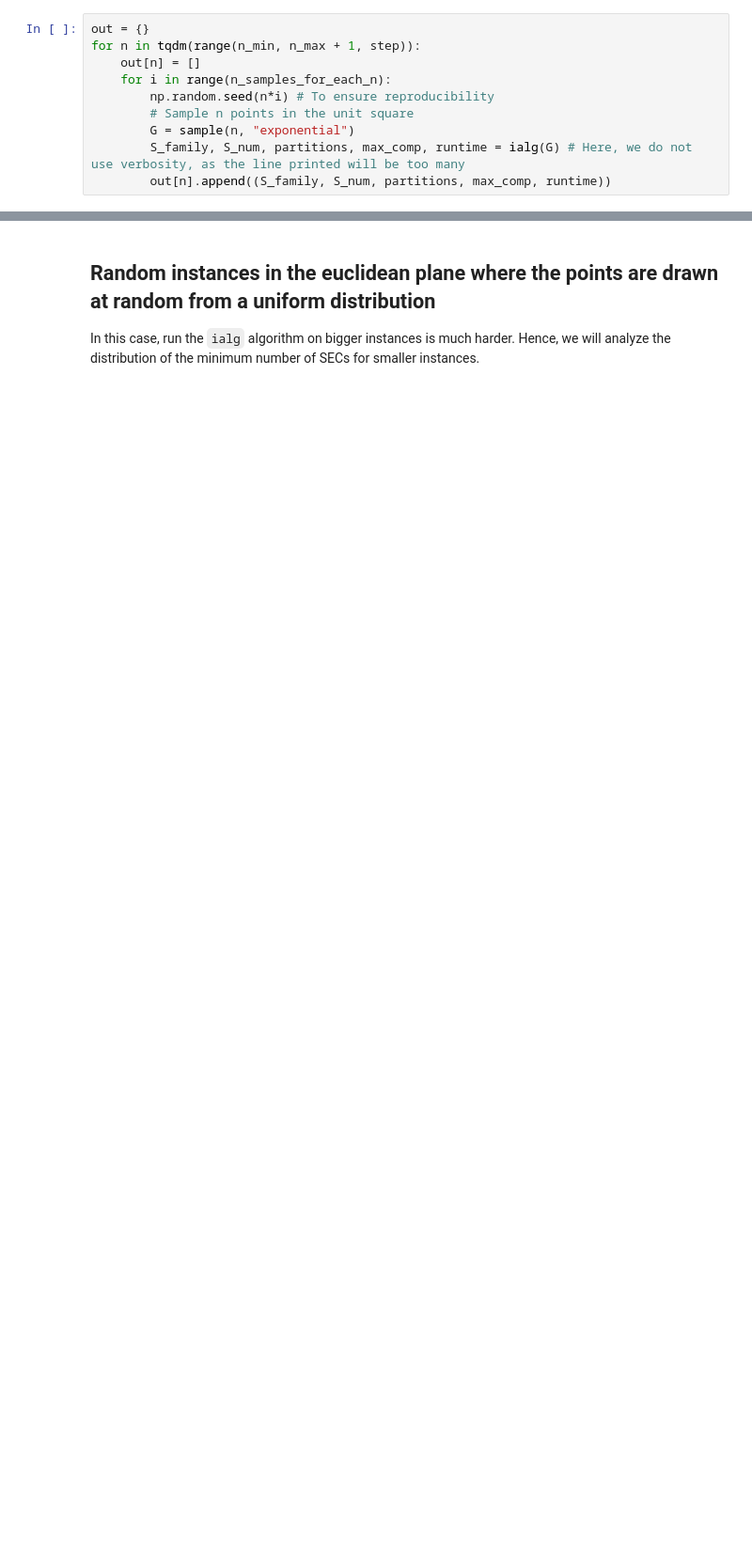
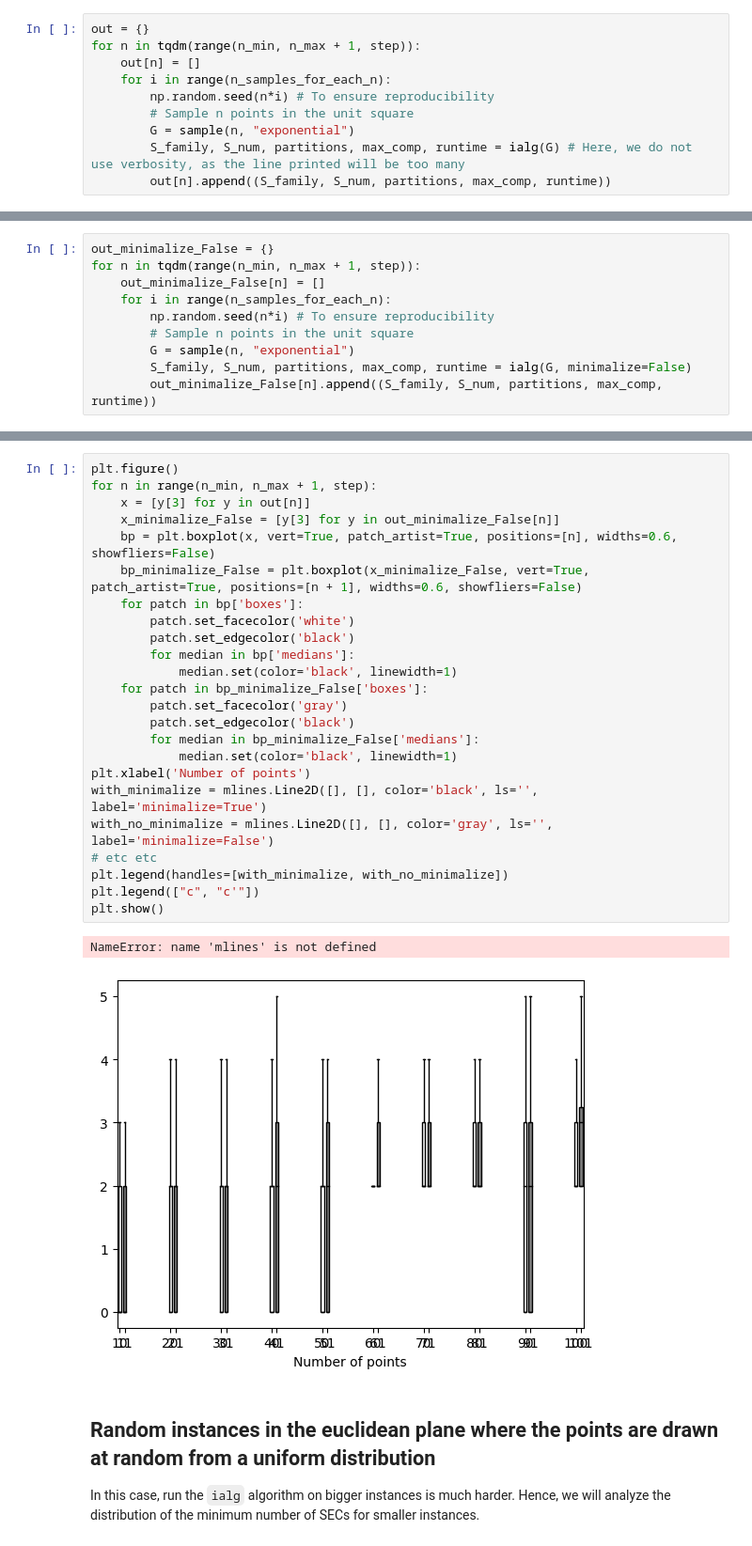
Before and after one commit to eleonoravercesi/complexity_DFJ_few_subtour, a Jupyter notebook: random.ipynb, the cells around one changed output, grey strips where cells are left out. Shown at 94% size. Saved outputs shown, nothing was run; the diff lists cells and outputs as text; blank space fills up the shorter version.

```diff
--- a/random.ipynb
+++ b/random.ipynb
@@ -160,0 +179,10 @@ plt.show()
+# %%
+out_minimalize_False = {}
+for n in tqdm(range(n_min, n_max + 1, step)):
+    out_minimalize_False[n] = []
+    for i in range(n_samples_for_each_n):
+        np.random.seed(n*i) # To ensure reproducibility
+        # Sample n points in the unit square
+        G = sample(n, "exponential")
+        S_family, S_num, partitions, max_comp, runtime = ialg(G, minimalize=False)
+        out_minimalize_False[n].append((S_family, S_num, partitions, max_comp, runtime))
@@ -161,3 +193,30 @@ plt.show()
+# %%
+plt.figure()
+for n in range(n_min, n_max + 1, step):
+    x = [y[3] for y in out[n]]
+    x_minimalize_False = [y[3] for y in out_minimalize_False[n]]
+    bp = plt.boxplot(x, vert=True, patch_artist=True, positions=[n], widths=0.6, showfliers=False)
+    bp_minimalize_False = plt.boxplot(x_minimalize_False, vert=True, patch_artist=True, positions=[n + 1], widths=0.6, showfliers=False)
+    for patch in bp['boxes']:
+        patch.set_facecolor('white')
+        patch.set_edgecolor('black')
+        for median in bp['medians']:
+            median.set(color='black', linewidth=1)
+    for patch in bp_minimalize_False['boxes']:
+        patch.set_facecolor('gray')
+        patch.set_edgecolor('black')
+        for median in bp_minimalize_False['medians']:
+            median.set(color='black', linewidth=1)
+plt.xlabel('Number of points')
+with_minimalize = mlines.Line2D([], [], color='black', ls='', label='minimalize=True')
+with_no_minimalize = mlines.Line2D([], [], color='gray', ls='', label='minimalize=False')
+# etc etc
+plt.legend(handles=[with_minimalize, with_no_minimalize])
+plt.legend(["c", "c'"])
+plt.show()
+# %% [output]
+NameError: name 'mlines' is not defined
+[figure, added]
 # %% [markdown]
 ## Random instances in the euclidean plane where the points are drawn at random from a uniform distribution
 
```
Also changed, not shown: parts of 18 cells of this notebook, 1 other file.
